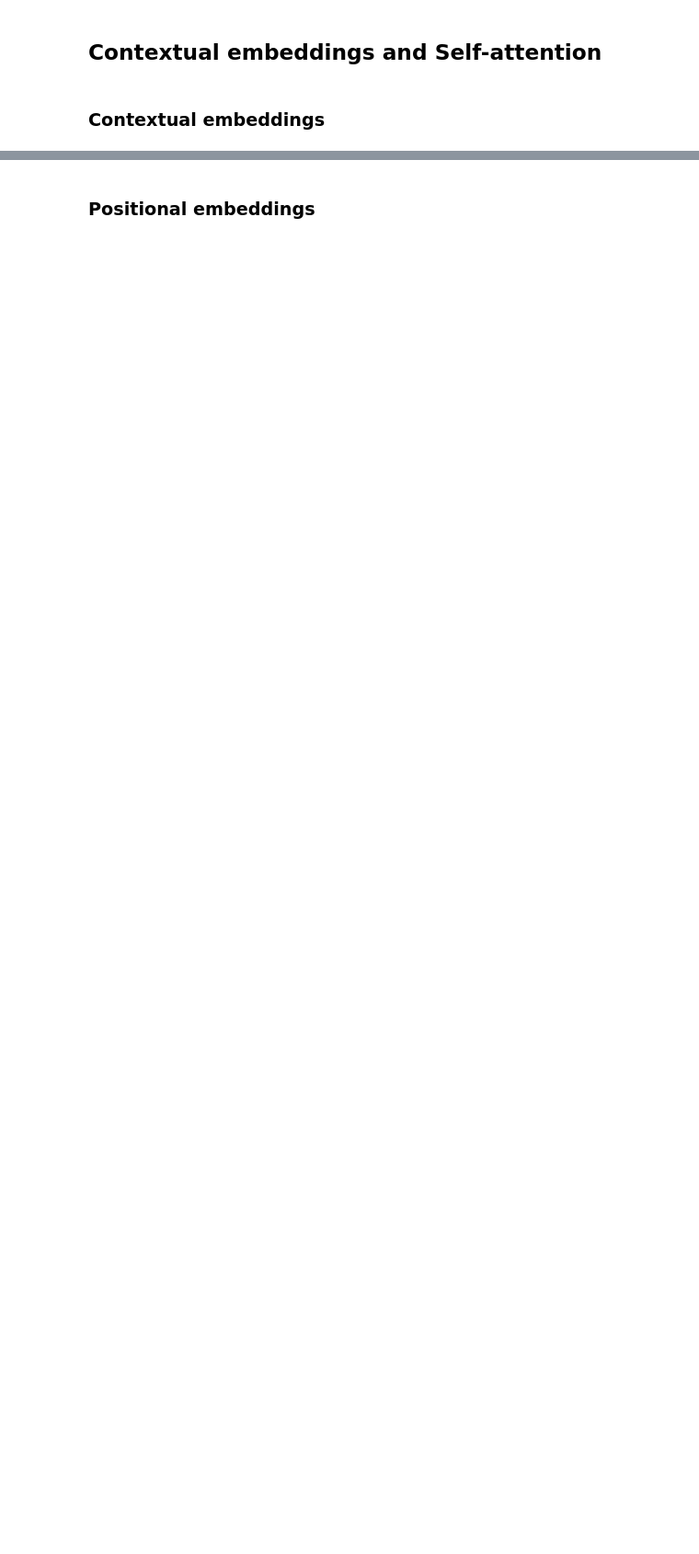
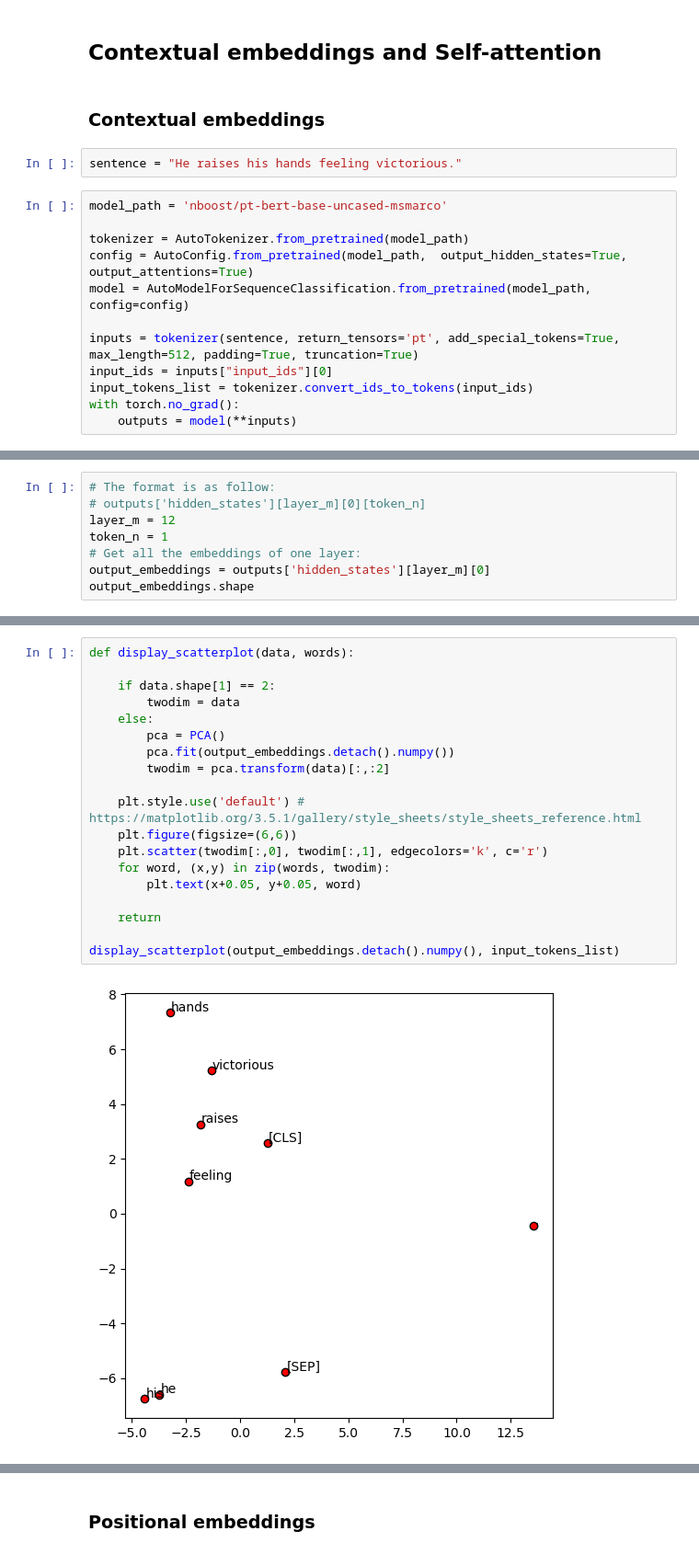
Before and after one commit to migueldomingos/wisdom_project, a Jupyter notebook: project-week-1.ipynb, the cells around one changed output, grey strips where cells are left out. Shown at 92% size. Drawn from its saved outputs; the diff is of its cells as text; blank space fills up the shorter version.

Commit message:
Contextual and positional embeddings added

```diff
--- a/project-week-1.ipynb
+++ b/project-week-1.ipynb
@@ -764,3 +764,17 @@ Full description:
 ## Contextual embeddings and Self-attention
 # %% [markdown]
 ### Contextual embeddings
+# %%
+sentence = "He raises his hands feeling victorious."
+# %%
+model_path = 'nboost/pt-bert-base-uncased-msmarco'
+
+tokenizer = AutoTokenizer.from_pretrained(model_path)
+config = AutoConfig.from_pretrained(model_path,  output_hidden_states=True, output_attentions=True)
+model = AutoModelForSequenceClassification.from_pretrained(model_path, config=config)
+
+inputs = tokenizer(sentence, return_tensors='pt', add_special_tokens=True, max_length=512, padding=True, truncation=True)
+input_ids = inputs["input_ids"][0]
+input_tokens_list = tokenizer.convert_ids_to_tokens(input_ids)
+with torch.no_grad():
+    outputs = model(**inputs)
@@ -766,0 +783,8 @@ Full description:
+# %%
+# The format is as follow:
+# outputs['hidden_states'][layer_m][0][token_n]
+layer_m = 12
+token_n = 1
+# Get all the embeddings of one layer:
+output_embeddings = outputs['hidden_states'][layer_m][0]
+output_embeddings.shape
@@ -766,0 +793,21 @@ Full description:
+# %%
+def display_scatterplot(data, words):
+
+    if data.shape[1] == 2:
+        twodim = data
+    else:
+        pca = PCA()
+        pca.fit(output_embeddings.detach().numpy())
+        twodim = pca.transform(data)[:,:2]
+
+    plt.style.use('default') # https://matplotlib.org/3.5.1/gallery/style_sheets/style_sheets_reference.html
+    plt.figure(figsize=(6,6))
+    plt.scatter(twodim[:,0], twodim[:,1], edgecolors='k', c='r')
+    for word, (x,y) in zip(words, twodim):
+        plt.text(x+0.05, y+0.05, word)
+
+    return
+
+display_scatterplot(output_embeddings.detach().numpy(), input_tokens_list)
+# %% [output]
+[figure, added]
```
Also changed, not shown: parts of 11 cells of this notebook.
